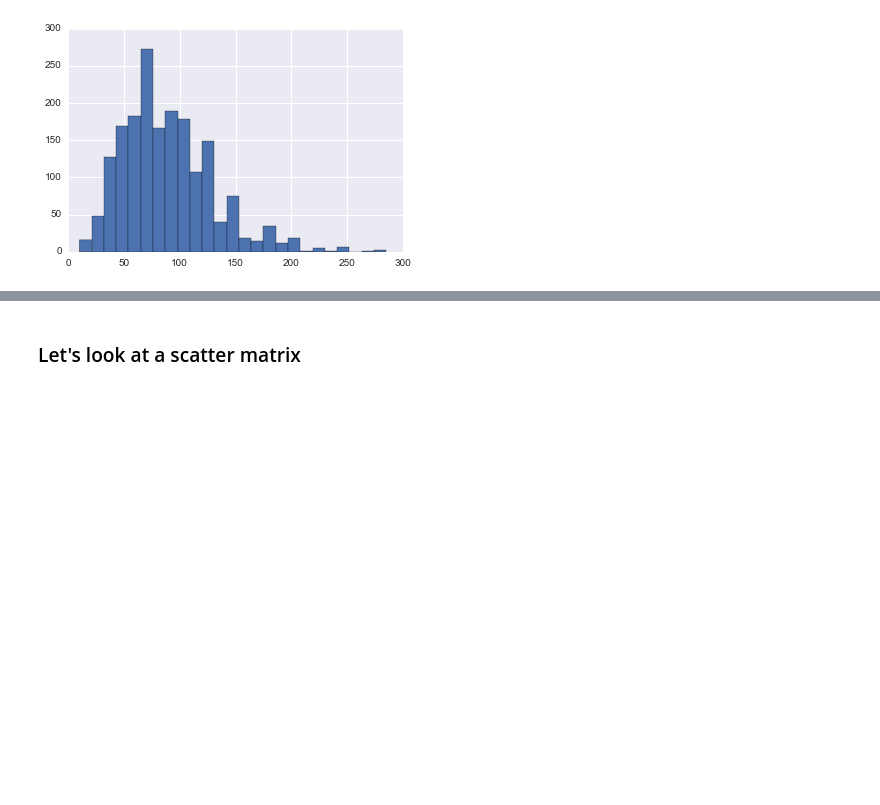
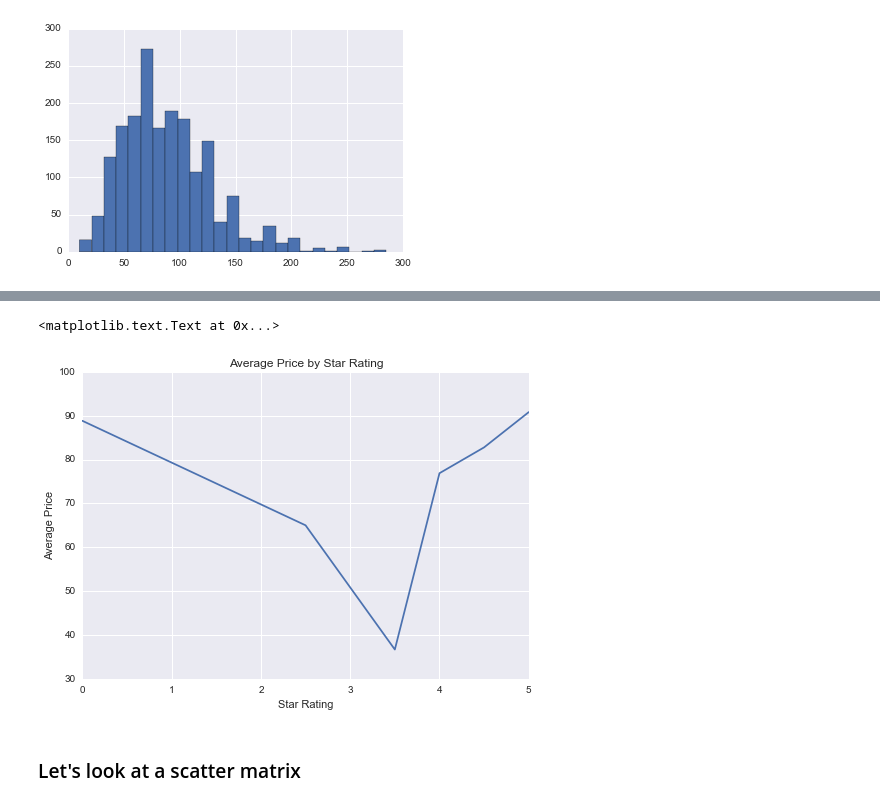
Before and after one commit to peacing/udacity-machine-learning, a Jupyter notebook: Udac-MLE/capstone/no-log-analysis.ipynb, the cells around one changed output, grey strips where cells are left out. Saved outputs shown, nothing was run; the diff lists cells and outputs as text; code cells hidden in the pictures; blank space fills up the shorter version.

Commit message:
Star Rating visualization

```diff
--- a/Udac-MLE/capstone/no-log-analysis.ipynb
+++ b/Udac-MLE/capstone/no-log-analysis.ipynb
@@ -139,3 +196,7 @@ df_all.Price.hist(bins=25)
 # %% [output]
 <matplotlib.axes._subplots.AxesSubplot at 0x...>
 [figure]
+# %%
+# How Star Rating values correspond to Price
+sr_groupby = df_all.groupby('Star_Rating').Price.mean()
+sr_groupby
@@ -142,3 +212,11 @@ df_all.Price.hist(bins=25)
+# %%
+plt.plot(sr_groupby.index, sr_groupby.values)
+plt.title('Average Price by Star Rating')
+plt.xlabel('Star Rating')
+plt.ylabel('Average Price')
+# %% [output]
+<matplotlib.text.Text at 0x...>
+[figure, added]
 # %% [markdown]
 ### Let's look at a scatter matrix
 # %%
```
Also changed, not shown: parts of 7 cells of this notebook.
